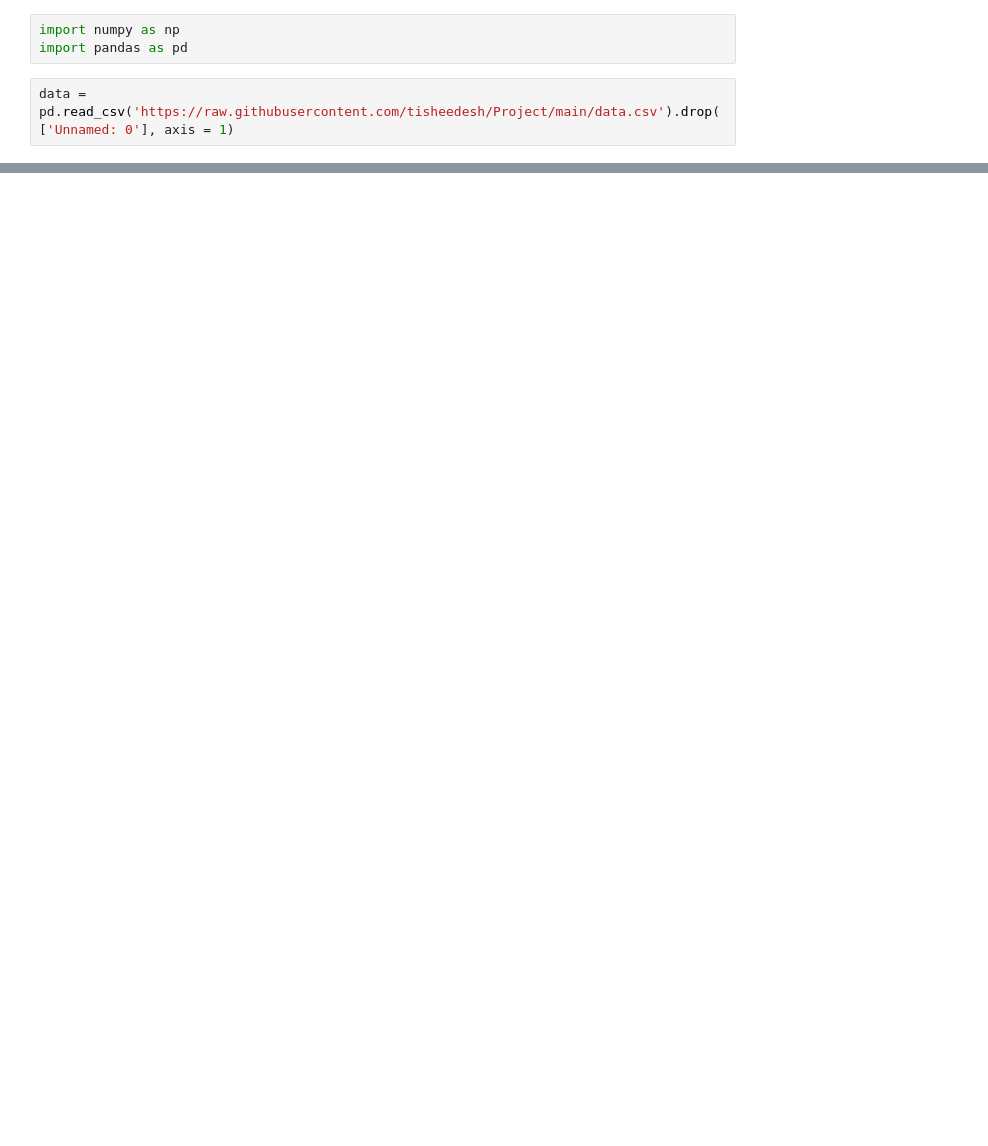
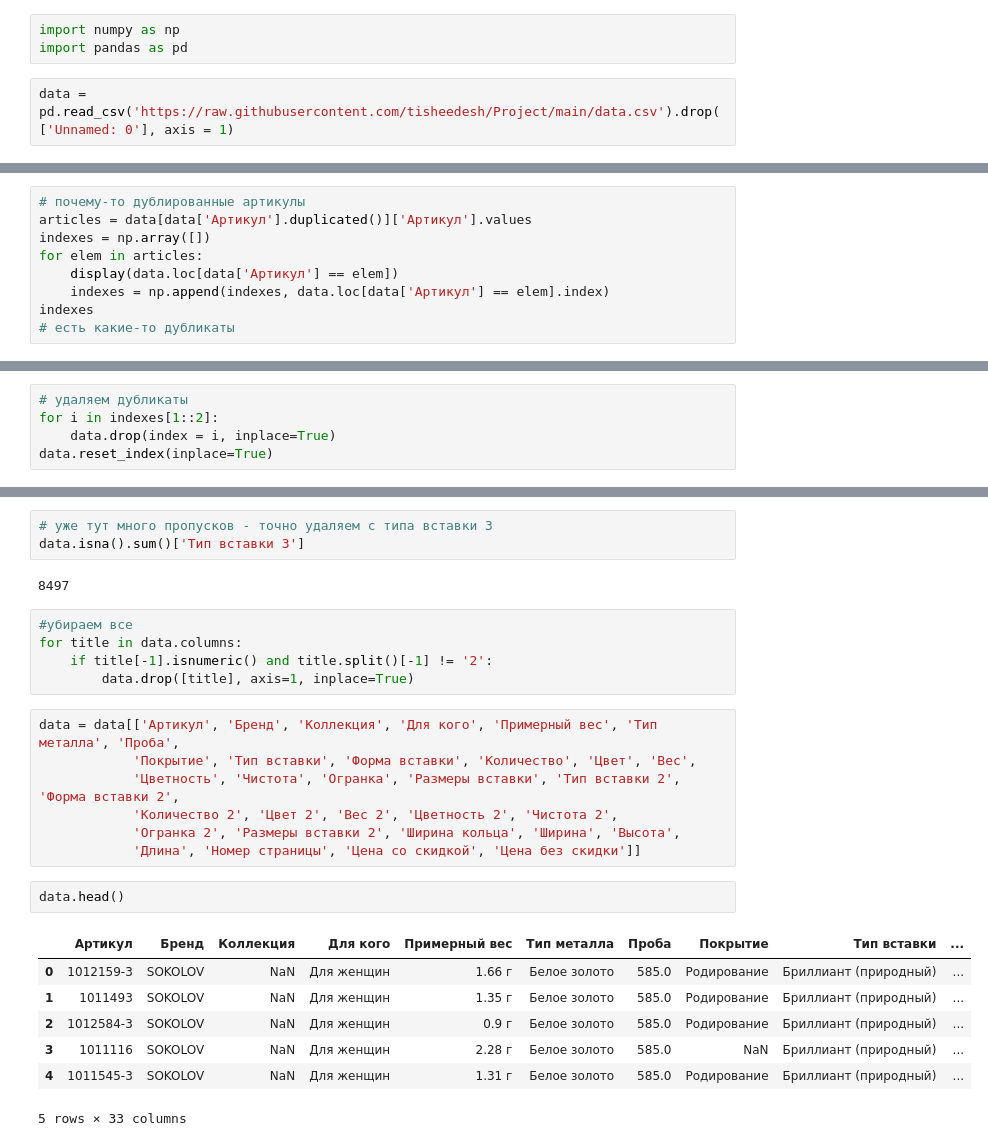
Before and after one commit to tisheedesh/Project, a Jupyter notebook: EDA.ipynb, the cells around one changed output, grey strips where cells are left out. Drawn from its saved outputs; the diff is of its cells as text; blank space fills up the shorter version.

```diff
--- a/EDA.ipynb
+++ b/EDA.ipynb
@@ -21,0 +43,9 @@ data
+# %%
+# почему-то дублированные артикулы
+articles = data[data['Артикул'].duplicated()]['Артикул'].values
+indexes = np.array([])
+for elem in articles:
+    display(data.loc[data['Артикул'] == elem])
+    indexes = np.append(indexes, data.loc[data['Артикул'] == elem].index)
+indexes
+# есть какие-то дубликаты
@@ -21,0 +98,5 @@ data
+# %%
+# удаляем дубликаты
+for i in indexes[1::2]:
+    data.drop(index = i, inplace=True)
+data.reset_index(inplace=True)
@@ -21,0 +149,27 @@ data
+# %%
+# уже тут много пропусков - точно удаляем с типа вставки 3
+data.isna().sum()['Тип вставки 3']
+# %% [output]
+8497
+# %%
+#убираем все
+for title in data.columns:
+    if title[-1].isnumeric() and title.split()[-1] != '2':
+        data.drop([title], axis=1, inplace=True)
+# %%
+data = data[['Артикул', 'Бренд', 'Коллекция', 'Для кого', 'Примерный вес', 'Тип металла', 'Проба',
+            'Покрытие', 'Тип вставки', 'Форма вставки', 'Количество', 'Цвет', 'Вес',
+            'Цветность', 'Чистота', 'Огранка', 'Размеры вставки', 'Тип вставки 2', 'Форма вставки 2',
+            'Количество 2', 'Цвет 2', 'Вес 2', 'Цветность 2', 'Чистота 2',
+            'Огранка 2', 'Размеры вставки 2', 'Ширина кольца', 'Ширина', 'Высота',
+            'Длина', 'Номер страницы', 'Цена со скидкой', 'Цена без скидки']]
+# %%
+data.head()
+# %% [output]
+|  | Артикул | Бренд | Коллекция | Для кого | Примерный вес | Тип металла | Проба | Покрытие | Тип вставки | ... |
+| 0 | 1012159-3 | SOKOLOV | NaN | Для женщин | 1.66 г | Белое золото | 585.0 | Родирование | Бриллиант (природный) | ... |
+| 1 | 1011493 | SOKOLOV | NaN | Для женщин | 1.35 г | Белое золото | 585.0 | Родирование | Бриллиант (природный) | ... |
+| 2 | 1012584-3 | SOKOLOV | NaN | Для женщин | 0.9 г | Белое золото | 585.0 | Родирование | Бриллиант (природный) | ... |
+| 3 | 1011116 | SOKOLOV | NaN | Для женщин | 2.28 г | Белое золото | 585.0 | NaN | Бриллиант (природный) | ... |
+| 4 | 1011545-3 | SOKOLOV | NaN | Для женщин | 1.31 г | Белое золото | 585.0 | Родирование | Бриллиант (природный) | ... |
+5 rows × 33 columns
```
Also changed, not shown: parts of 13 cells of this notebook.
